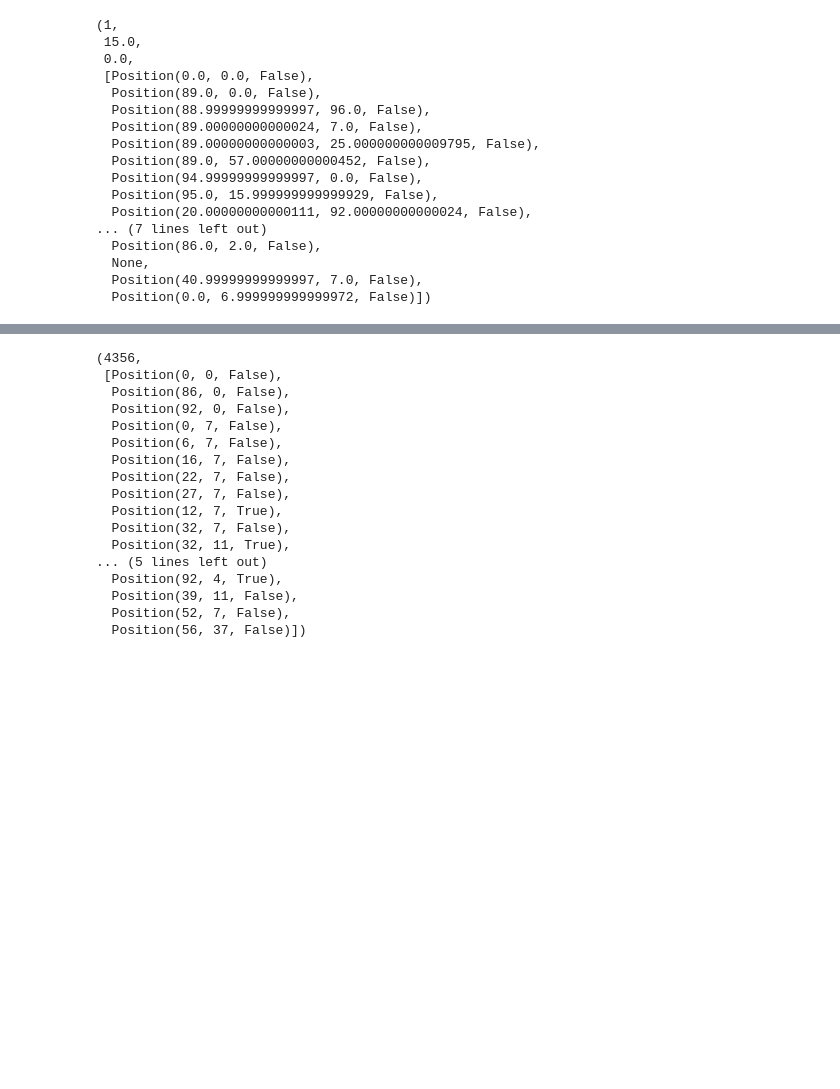
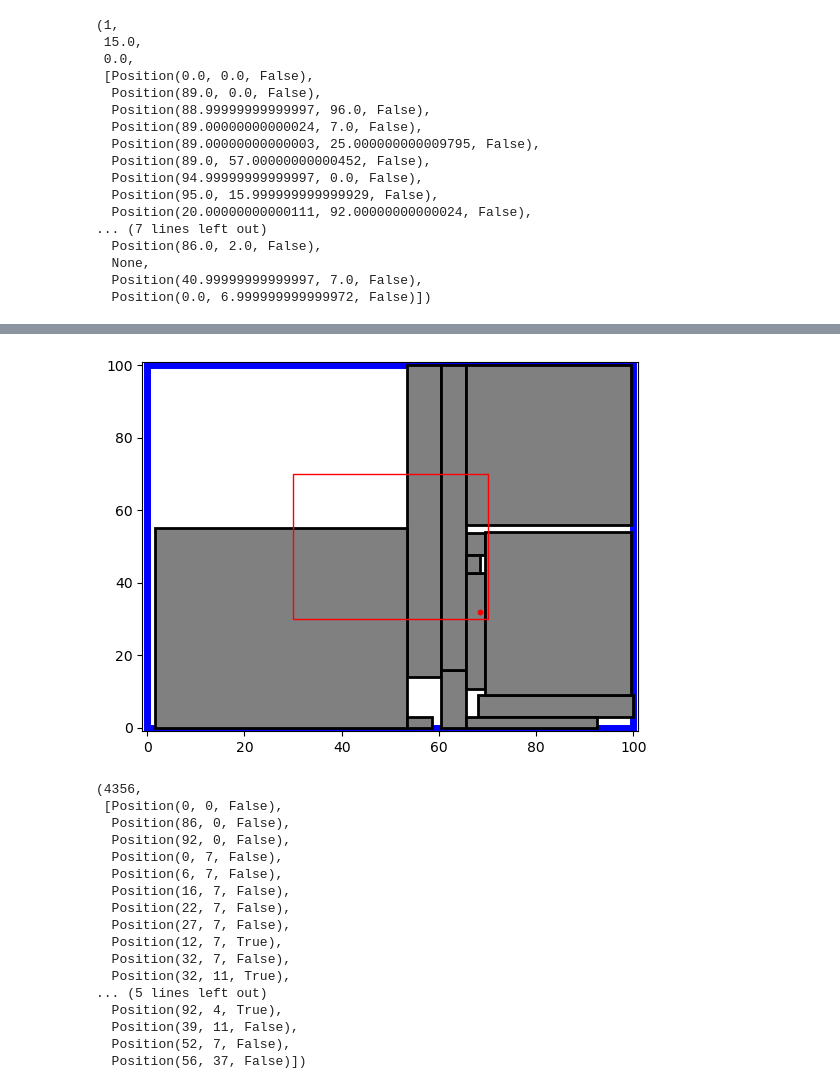
Before and after one commit to yad439/pallet-packing, a Jupyter notebook: algorithm_tests.ipynb, the cells around one changed output, grey strips where cells are left out. Cells and saved outputs as stored; diff of their text form; code cells hidden in the pictures; blank space fills up the shorter version.

```diff
--- a/algorithm_tests.ipynb
+++ b/algorithm_tests.ipynb
@@ -32,6 +32,6 @@ items
 # %%
 H = 100
 W = 100
-items = [Item(item[2], item[3]) for item in guillotine_cutting(W, H, 20)]
+items = [Item(item[2], item[3],random.randint(1,5)) for item in guillotine_cutting(W, H, 20)]
 items
 # %% [output]
@@ -66,3 +76,6 @@ exRes
   None,
   Position(40.99999999999997, 7.0, False),
   Position(0.0, 6.999999999999972, False)])
+# %%
+exRes2 = task_two_model(W, H, items,20,20, limit=60 * 1000, backend='Gurobi')
+exRes2
@@ -69,3 +100,7 @@ exRes
+# %%
+draw_pallet_mass(W, H, items, exRes2[3],20,20)[0]
+# %% [output]
+[figure, added]
 # %%
 skRes = skyline_decode(W, H, items, range(len(items)))
 skRes
```
Also changed, not shown: parts of 3 cells of this notebook.
